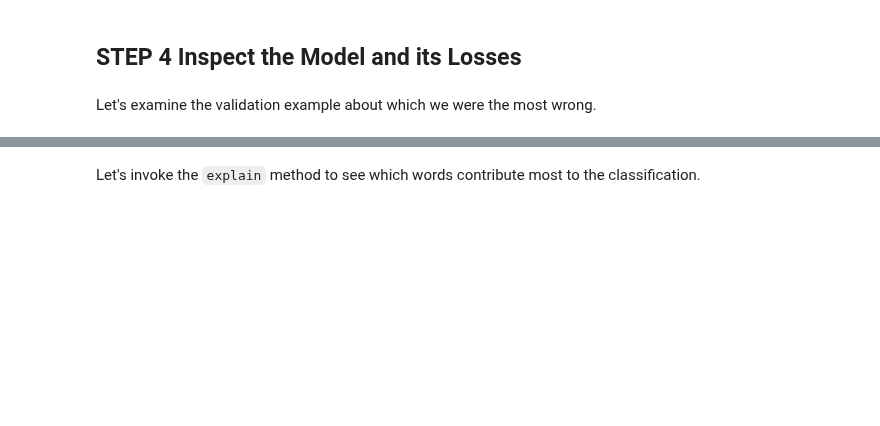
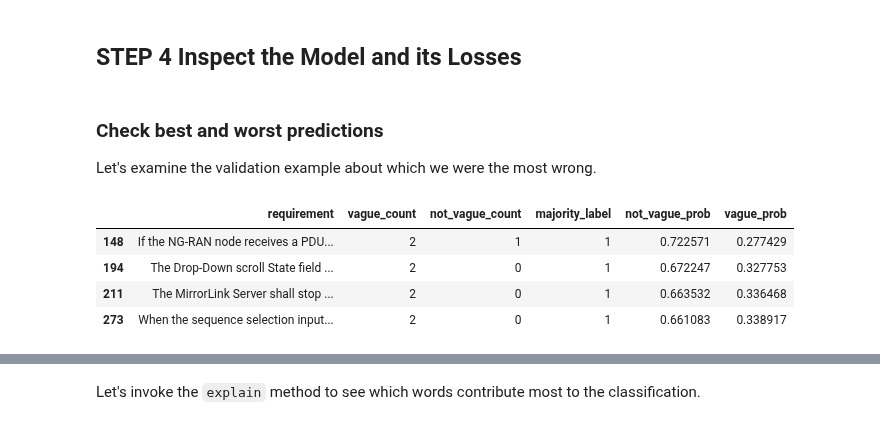
Before and after one commit to HaaLeo/vague-requirements-scripts, a Jupyter notebook: colab-notebooks/BERT.ipynb, the cells around one changed output, grey strips where cells are left out. Cells and saved outputs as stored; diff of their text form; code cells hidden in the pictures; blank space fills up the shorter version.

```diff
--- a/colab-notebooks/BERT.ipynb
+++ b/colab-notebooks/BERT.ipynb
@@ -742,4 +757,5 @@ LOGGER.info('Successfully validated test set.')
 # %% [markdown]
 ## STEP 4 Inspect the Model and its Losses
 # %% [markdown]
+### Check best and worst predictions
 Let's examine the validation example about which we were the most wrong.
@@ -745,0 +764,16 @@ Let's examine the validation example about which we were the most wrong.
+# %%
+# A df with the n most falesy classified requirements (majority_label==0 but high vague prob )
+wrong_vague_df = test_df[(test_df.majority_label==0) & (test_df.vague_prob>=0.5)].nlargest(4, 'vague_prob')
+# A df with the n most correctly classified requirements (majority_label==1 and high vague prob )
+right_vague_df = test_df[(test_df.majority_label==1) & (test_df.vague_prob>=0.5)].nlargest(4, 'vague_prob')
+
+# A df with the n most falesy classified requirements (majority_label==1 but high not vague prob )
+wrong_not_vague_df = test_df[(test_df.majority_label==1) & (test_df.not_vague_prob>=0.5)].nlargest(4, 'not_vague_prob')
+# A df with the n most correctly classified requirements (majority_label==0 and high not vague prob )
+right_not_vague_df = test_df[(test_df.majority_label==0) & (test_df.not_vague_prob>=0.5)].nlargest(4, 'not_vague_prob')
+# %% [output]
+|  | requirement | vague_count | not_vague_count | majority_label | not_vague_prob | vague_prob |
+| 148 | If the NG-RAN node receives a PDU... | 2 | 1 | 1 | 0.722571 | 0.277429 |
+| 194 | The Drop-Down scroll State field ... | 2 | 0 | 1 | 0.672247 | 0.327753 |
+| 211 | The MirrorLink Server shall stop ... | 2 | 0 | 1 | 0.663532 | 0.336468 |
+| 273 | When the sequence selection input... | 2 | 0 | 1 | 0.661083 | 0.338917 |
```
Also changed, not shown: parts of 16 cells of this notebook.
